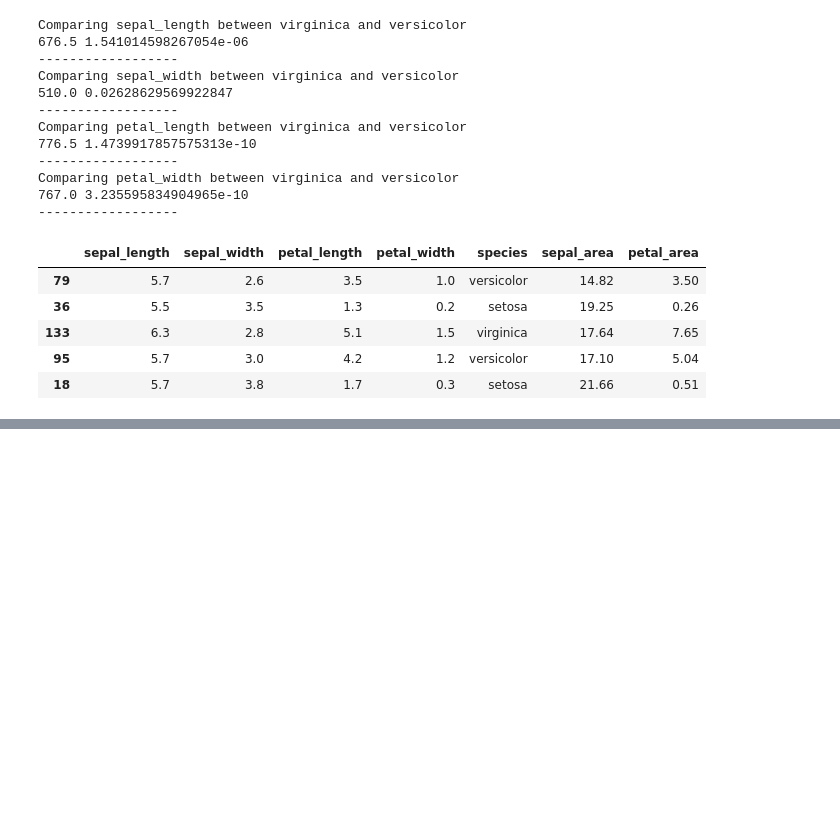
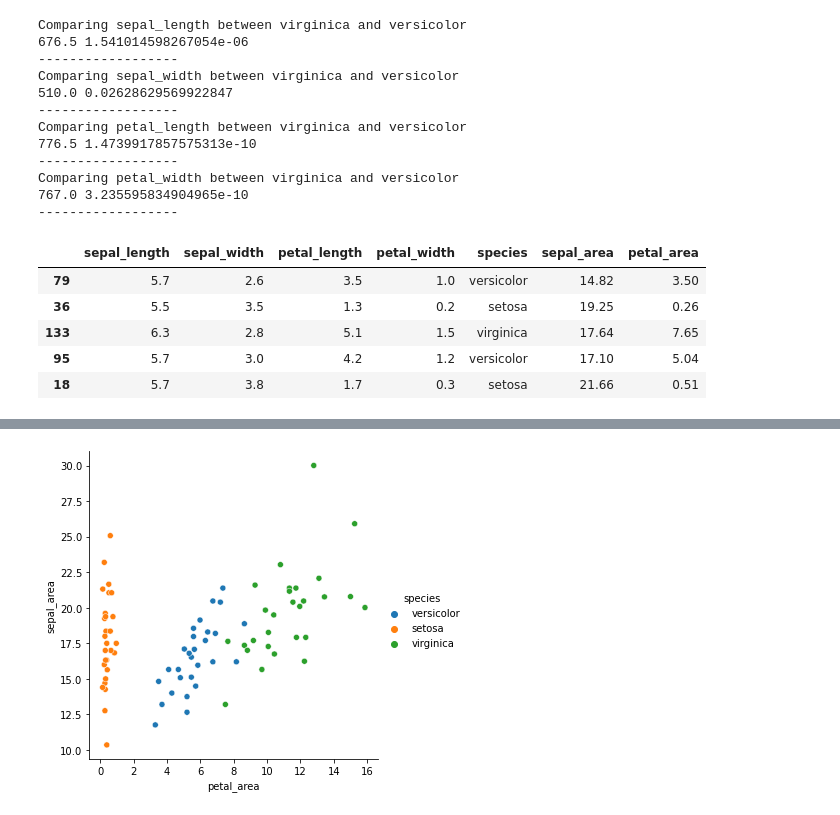
Before and after one commit to AJMartinezLlanes/classification-exercises, a Jupyter notebook: classification_exercises.ipynb, the cells around one changed output, grey strips where cells are left out. Cells and saved outputs as stored; diff of their text form; code cells hidden in the pictures; blank space fills up the shorter version.

```diff
--- a/classification_exercises.ipynb
+++ b/classification_exercises.ipynb
@@ -1205,0 +1213,5 @@ itertools.combinations
+# %%
+sns.relplot(data= train, x='petal_area' , y='sepal_area' , hue='species')
+plt.show()
+# %% [output]
+[figure, added]
```
Also changed, not shown: parts of 19 cells of this notebook, 1 other file.
